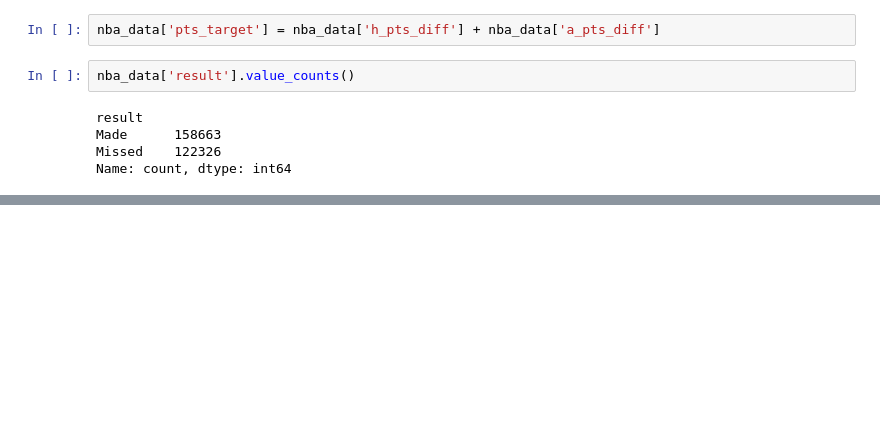
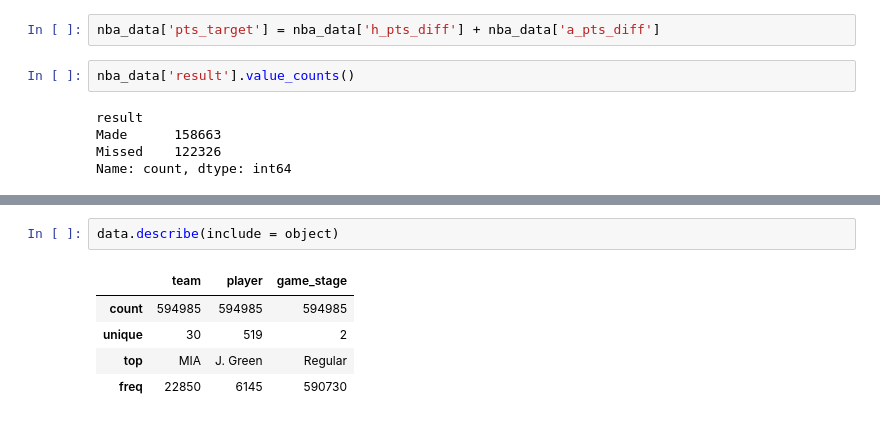
Before and after one commit to Rodari78Utec/EDA_NBA, a Jupyter notebook: eda-nba-rob.ipynb, the cells around one changed output, grey strips where cells are left out. Cells and saved outputs as stored; diff of their text form; blank space fills up the shorter version.

```diff
--- a/eda-nba-rob.ipynb
+++ b/eda-nba-rob.ipynb
@@ -422,0 +404,8 @@ registros_filtrados.head(50)
+# %%
+data.describe(include = object)
+# %% [output]
+|  | team | player | game_stage |
+| count | 594985 | 594985 | 594985 |
+| unique | 30 | 519 | 2 |
+| top | MIA | J. Green | Regular |
+| freq | 22850 | 6145 | 590730 |
```
Also changed, not shown: parts of 14 cells of this notebook, 1 other file.
